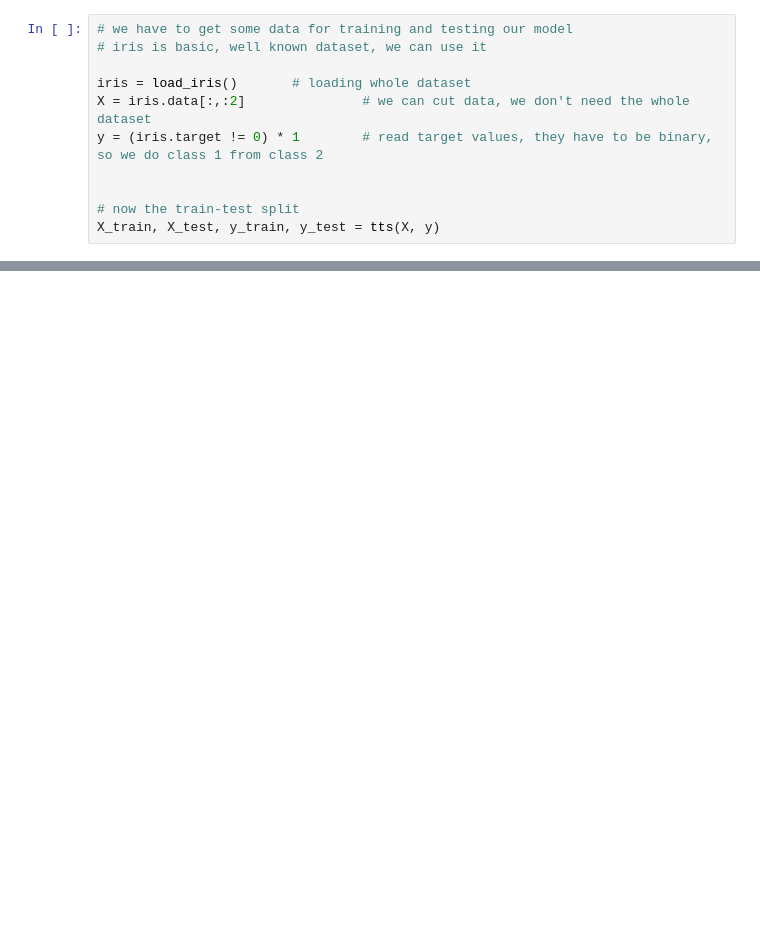
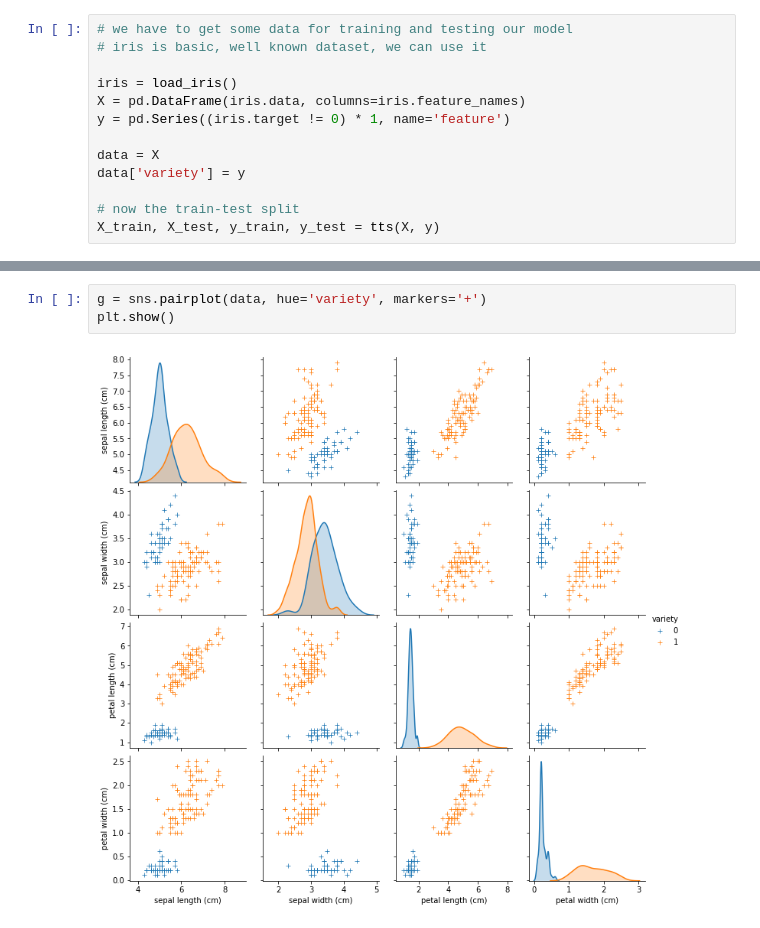
Before and after one commit to sekcja-memow/logistics-regression, a Jupyter notebook: src/examples.ipynb, the cells around one changed output, grey strips where cells are left out. Saved outputs shown, nothing was run; the diff lists cells and outputs as text; blank space fills up the shorter version.

Commit message:
testing on iris and breast cancer datasets added

```diff
--- a/src/examples.ipynb
+++ b/src/examples.ipynb
@@ -17,10 +15,12 @@ import pandas as pd
 # we have to get some data for training and testing our model
 # iris is basic, well known dataset, we can use it
 
-iris = load_iris()       # loading whole dataset
-X = iris.data[:,:2]               # we can cut data, we don't need the whole dataset
-y = (iris.target != 0) * 1        # read target values, they have to be binary, so we do class 1 from class 2
+iris = load_iris()
+X = pd.DataFrame(iris.data, columns=iris.feature_names)
+y = pd.Series((iris.target != 0) * 1, name='feature')
 
+data = X
+data['variety'] = y
 
 # now the train-test split
 X_train, X_test, y_train, y_test = tts(X, y)
@@ -33,0 +62,5 @@ model.fit(X_train, y_train)
+# %%
+g = sns.pairplot(data, hue='variety', markers='+')
+plt.show()
+# %% [output]
+[figure, added]
```
Also changed, not shown: parts of 24 cells of this notebook.
